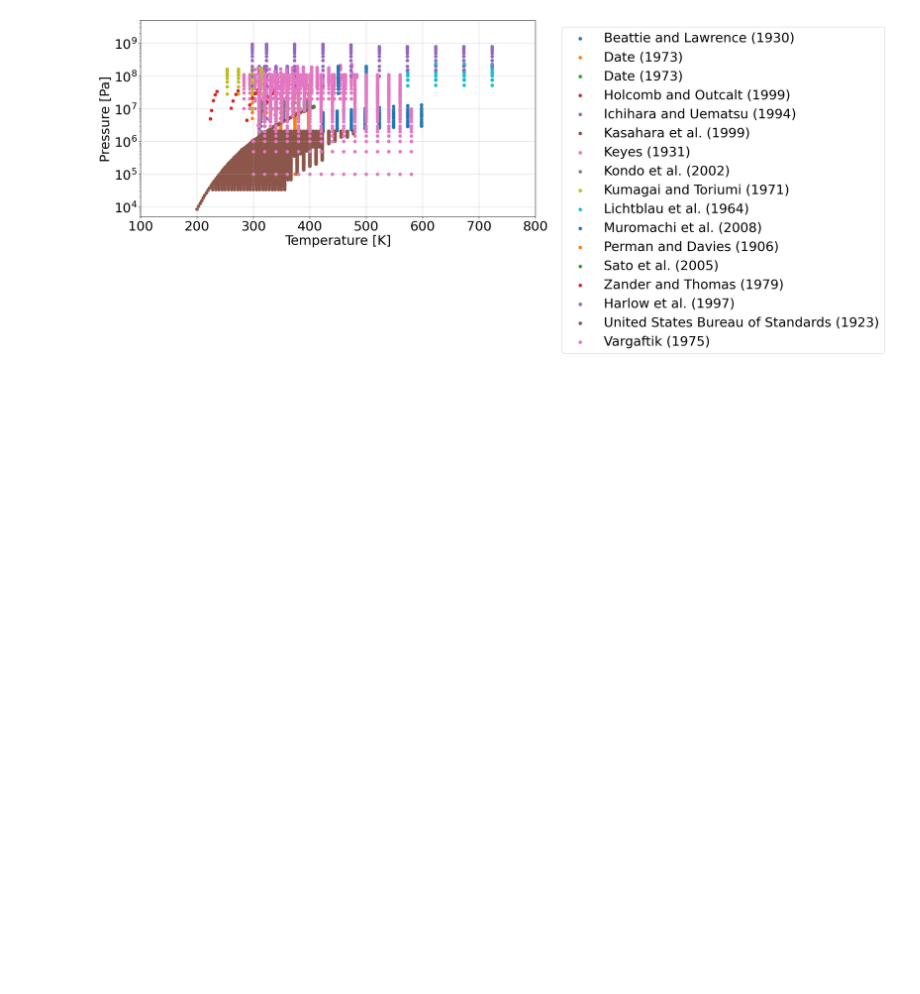
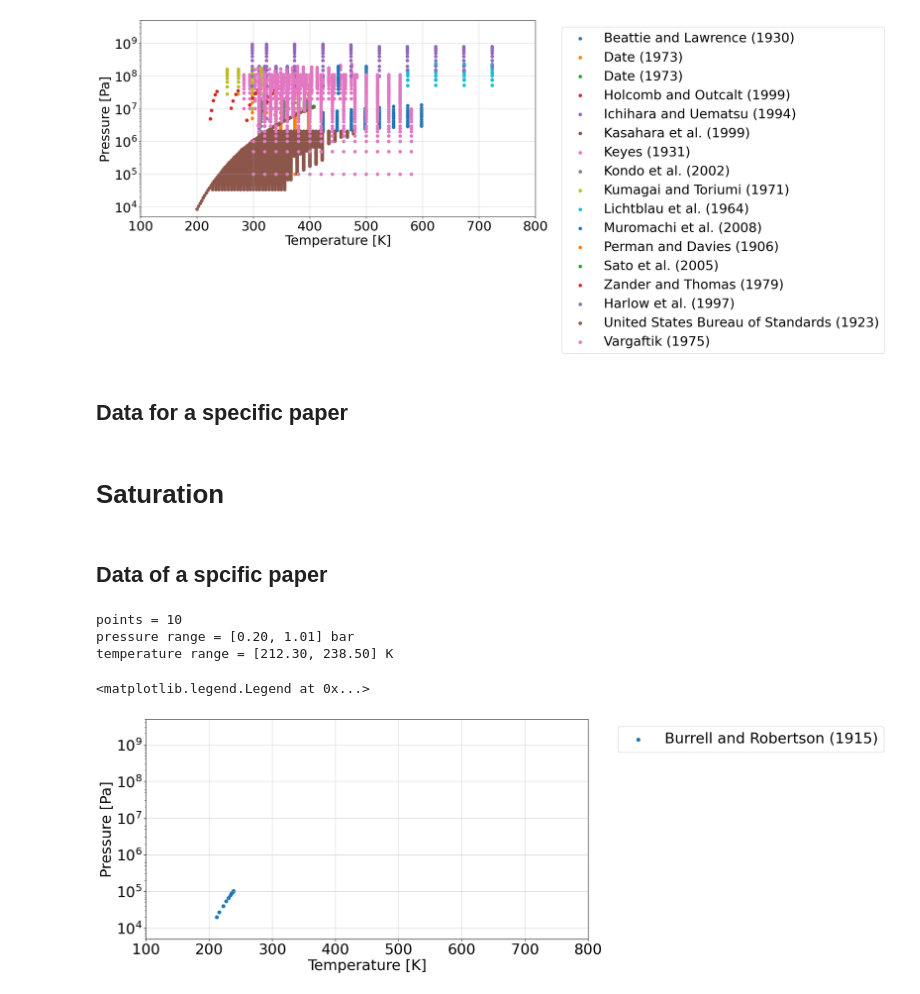
Before and after one commit to CatDN/mordu, a Jupyter notebook: ammonia.ipynb, the cells around one changed output. Drawn from its saved outputs; the diff is of its cells as text; code cells hidden in the pictures; blank space fills up the shorter version.

Commit message:
saturation of ammonia for a specific paper

```diff
--- a/ammonia.ipynb
+++ b/ammonia.ipynb
@@ -84,6 +84,10 @@ df.to_csv("dataframes/experimental_data_density/density.csv")
 #05/11/2025
 import pandas as pd
 import matplotlib.pyplot as plt
+
+def paper_path(paper_number):
+    return f"dataframes/experimental_data_density/0{str(paper_number)}.xlsx"
+
 
 #data: paper_number: [authors, year, path]
 all_papers = {
@@ -120,3 +124,51 @@ ax.legend(loc="upper left", bbox_to_anchor=(1.05,1))
 # %% [output]
 <matplotlib.legend.Legend at 0x...>
 [figure]
+# %% [markdown]
+## Data for a specific paper
+# %% [markdown]
+# Saturation
+# %% [markdown]
+## Data of a spcific paper
+# %%
+#06/11/2025
+import pandas as pd
+import matplotlib.pyplot as plt
+
+def paper_path(paper_number):
+    return f"dataframes/experimental_data_density/0{str(paper_number)}.xlsx"
+
+
+#data: paper_number: [authors, year, path]
+all_papers = {
+    357: ["Beattie and Lawrence", 1930, paper_path(357)],
+    358: ["Date", 1973, paper_path(358)],
+    359: ["Date", 1973, paper_path(359)],
+    376: ["Vargaftik", 1975, paper_path(376)],
+    385: ["Baehr et al.", 1976, paper_path(385)],
+    386: ["Burrell and Robertson", 1915, paper_path(386)],
+}
+
+# choose paper
+paper = 386
+
+data = pd.read_excel(f"dataframes/experimental_data_saturation/0{paper}.xlsx")
+
+# data range
+print(f"points = {len(data)}")
+print(f"pressure range = [{data['P_SI'].min()/1e5:.2f}, {data['P_SI'].max()/1e5:.2f}] bar")
+print(f"temperature range = [{data['T_SI'].min():.2f}, {data['T_SI'].max():.2f}] K")
+
+fig, ax = plt.subplots()
+
+ax.scatter(data["T_SI"], data["P_SI"], label = all_papers[paper][0] + " " + f"({all_papers[paper][1]})")
+
+ax.set(yscale="log", ylabel="Pressure [Pa]", xlabel="Temperature [K]", xlim=(100, 800), ylim=(5e3, 5e9))
+ax.grid(alpha=0.5)
+ax.legend(loc="upper left", bbox_to_anchor=(1.05,1))
+# %% [output]
+points = 10
+pressure range = [0.20, 1.01] bar
+temperature range = [212.30, 238.50] K
+<matplotlib.legend.Legend at 0x...>
+[figure, added]
```
Also changed, not shown: parts of 1 cell of this notebook.
